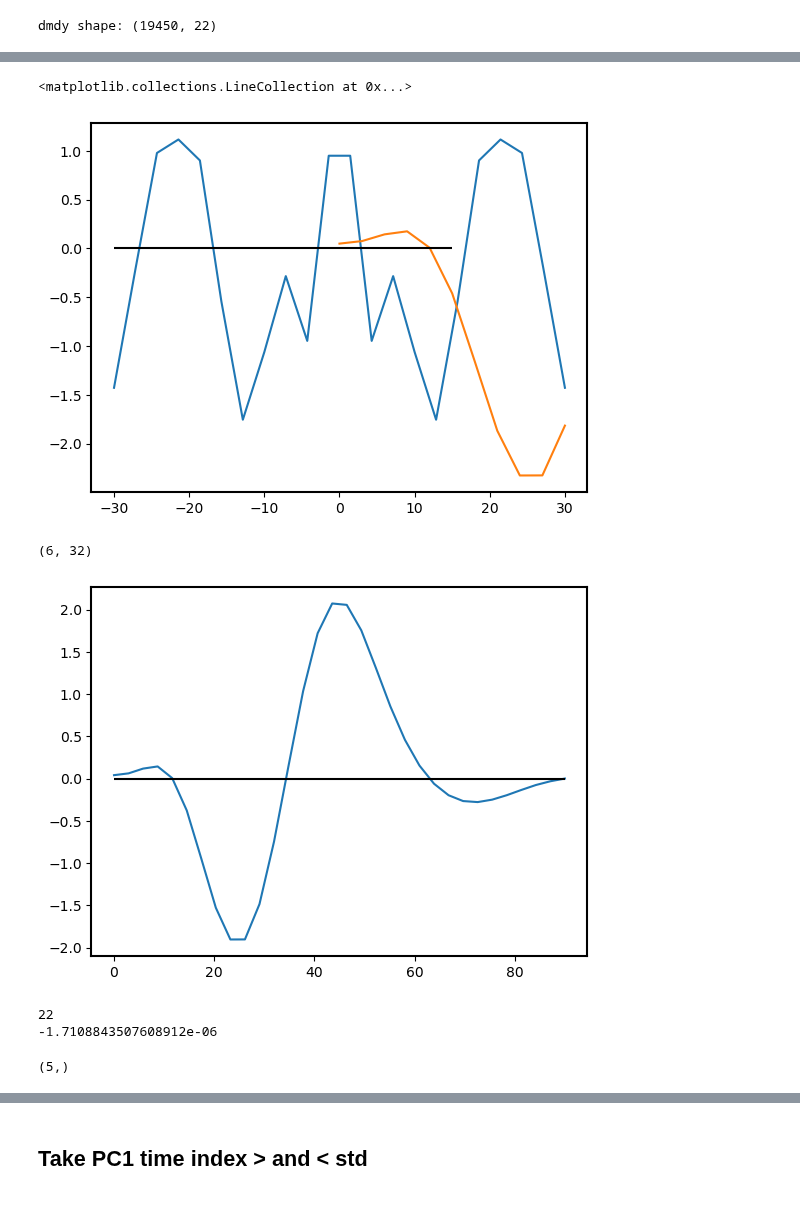
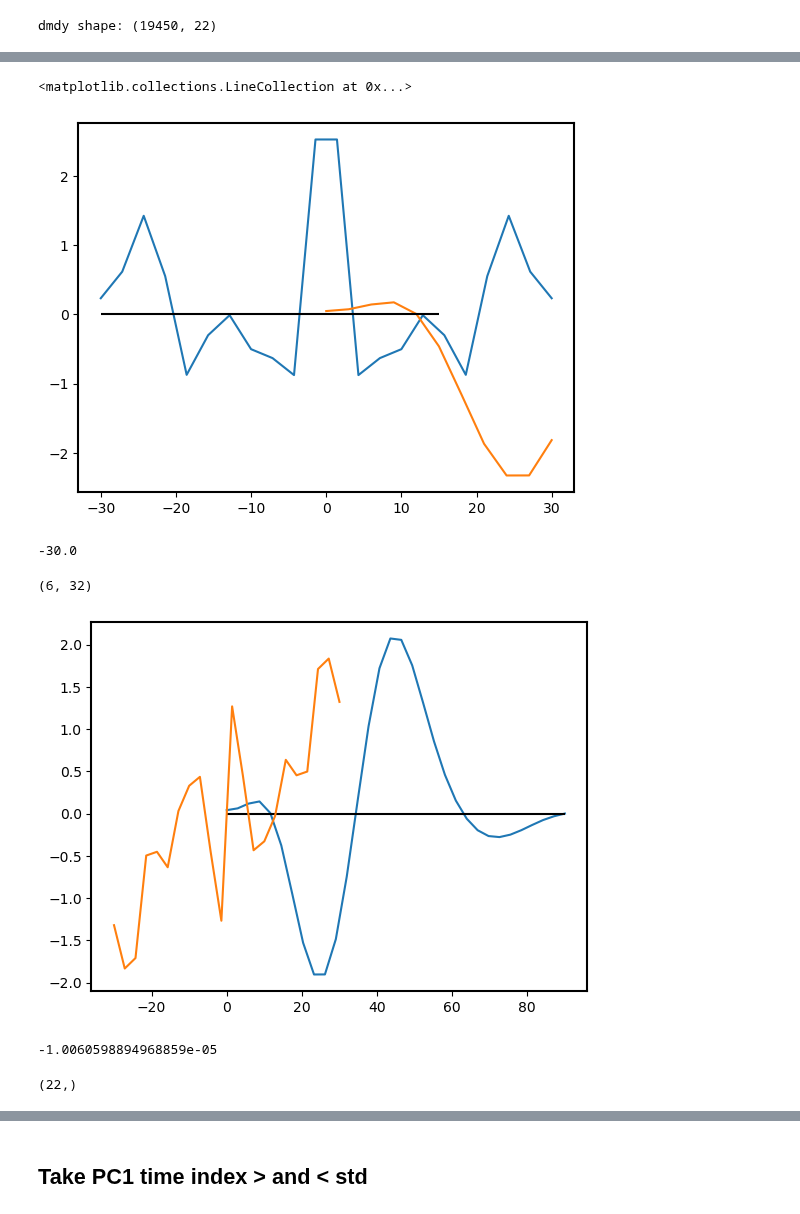
Before and after one commit to PeterChang1023/Moist_Dycore, a Jupyter notebook: IdealizeSpetral.jl/exp/HSt42/Jo_Jo_Dycore_Master_4.ipynb, the cells around one changed output, grey strips where cells are left out. Drawn from its saved outputs; the diff is of its cells as text; code cells hidden in the pictures.

```diff
--- a/IdealizeSpetral.jl/exp/HSt42/Jo_Jo_Dycore_Master_4.ipynb
+++ b/IdealizeSpetral.jl/exp/HSt42/Jo_Jo_Dycore_Master_4.ipynb
@@ -710,8 +670,2 @@ plt.plot(x, u_tmp_filter_global[0,5,:])
 [figure]
 [figure]
-# %%
-y_tropic = y[lat_cond]
-yd_tropic = np.deg2rad(y_tropic)
-cy_tropic = np.cos(yd_tropic)
-
-print(y_tropic)
@@ -724,15 +672,13 @@ print(y_tropic)
 # %%
-lat_size = np.shape(lat_cond)[0]
 dmdy = np.zeros((19450, lat_size))
-print(u_tmp_filter_global.shape)
-Mzm = np.mean(u_tmp_filter_global[:] * v_tmp_filter_global[:], axis=2) # EMF_oringin_grid[a]
+Mzm = np.mean(u_tmp_filter_global[:] * v_tmp_filter_global[:], axis=2)
 
-for i in range(1,lat_size-1):
-    dmdy[:,i] = -(Mzm[:,i+1] * (cy_tropic[i]**2) - Mzm[:,i-1]* (cy_tropic[i]**2)) / (radius * (cy_tropic[i]**2) * (yd_tropic[i+1] - yd_tropic[i-1]))
+# for i in range(1,lat_size-1):
+#     dmdy[:,i] = -(Mzm[:,i+1] * (cy_tropic[i]**2) - Mzm[:,i-1]* (cy_tropic[i]**2)) / (radius * (cy_tropic[i]**2) * (yd_tropic[i+1] - yd_tropic[i-1]))
 
-dmdy[:, 0] = -((Mzm[:, 1] - Mzm[:, 0]) * cy_tropic[0]**2)  / (radius* cy_tropic[0]**2  *(yd_tropic[1] - yd_tropic[0]))
-dmdy[:,-1] = -((Mzm[:,-1] - Mzm[:,-2]) * cy_tropic[-1]**2) / (radius* cy_tropic[-1]**2 *(yd_tropic[-1] - yd_tropic[-2]))
-print(dmdy.shape)
+# dmdy[:, 0] = -((Mzm[:, 1] - Mzm[:, 0]) * cy_tropic[0]**2)  / (radius* cy_tropic[0]**2  *(yd_tropic[1] - yd_tropic[0]))
+# dmdy[:,-1] = -((Mzm[:,-1] - Mzm[:,-2]) * cy_tropic[-1]**2) / (radius* cy_tropic[-1]**2 *(yd_tropic[-1] - yd_tropic[-2]))
+# print(dmdy.shape)
 # %% [output]
 (19450, 22, 128)
 (19450, 22)
@@ -781,35 +721,37 @@ plt.plot(dmdy.mean(axis=0))
 # %%
-day_sel = 300
+day_sel = 0
 exp_sel = 0   # PR
 
 plt.figure()
 plt.plot(y_tropic, dmdy[day_sel]/dmdy[day_sel].std() )
 # plt.plot(np.linspace(0,y_tropic[-1],5), EOF1_all[0,:5]/EOF1_all[0,:5].std())
 plt.plot(np.linspace(0,y_tropic[-1],int(lat_size/2)), EOF1_all[exp_sel,:int(lat_size/2)]/EOF1_all[exp_sel,:int(lat_size/2)].std())
 
 plt.hlines(y=0, xmin=y_tropic[0], xmax=15, color="Black")
 # %% [output]
 <matplotlib.collections.LineCollection at 0x...>
-[figure, old version]
+[figure, new version]
+# %%
+y[lat_cond][0]
+# %% [output]
+-30.0
 # %%
 plt.figure()
 plt.plot(np.linspace(0,90,32), EOF1_all[exp_sel]/EOF1_all[exp_sel].std() )
 plt.hlines(y=0, xmin=0, xmax=90, color="Black")
-
+plt.plot(np.linspace(y[lat_cond][0],y[lat_cond][-1],22), EMF_global[-26].mean(axis=1) / EMF_global[-26].mean(axis=1).std())
 print(EOF1_all.shape)
 # %% [output]
 (6, 32)
-[figure, old version]
+[figure, new version]
 # %%
-print(lat_size)
-EOF1_dry = EOF1_all[exp_sel,0:int(lat_size/2)]
-
+EOF1_dry     = EOF1_all[exp_sel,0:int(lat_size/2)]
 contribution = np.dot(dmdy[day_sel,int(lat_size/2):], EOF1_dry)
-print(contribution)
+contribution
 # %% [output]
-22
--1.7108843507608912e-06
+-1.0060598894968859e-05
 # %%
-EOF1_dry.shape
+y_tropic
+y[lat_cond].shape
 # %% [output]
-(5,)
+(22,)
```
Also changed, not shown: parts of 15 cells of this notebook.
